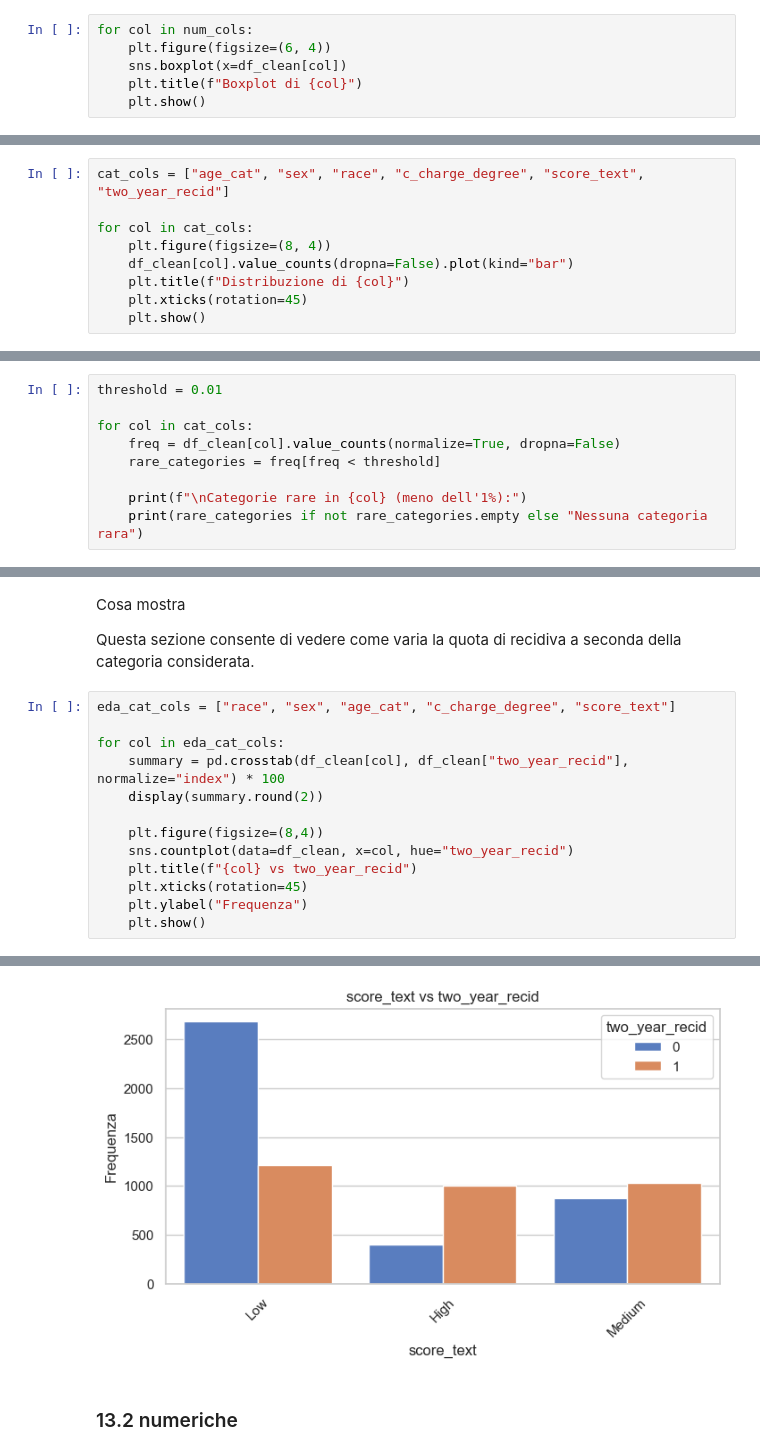
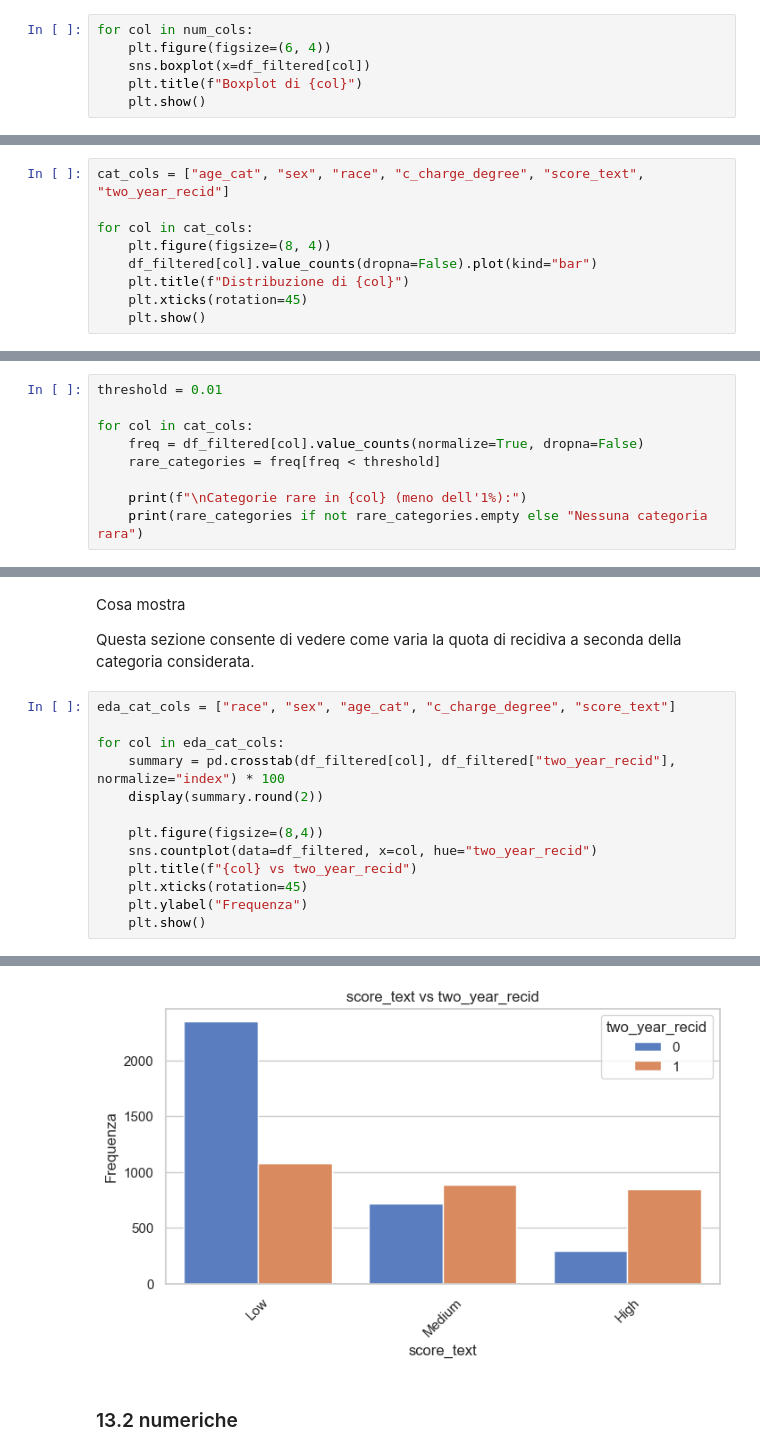
Before and after one commit to anna8987/tesi-COMPAS, a Jupyter notebook: tesiCOMPAS.ipynb, the cells around one changed output, grey strips where cells are left out. Drawn from its saved outputs; the diff is of its cells as text.

```diff
--- a/tesiCOMPAS.ipynb
+++ b/tesiCOMPAS.ipynb
@@ -374,7 +390,7 @@ plt.show()
 # %%
 for col in num_cols:
     plt.figure(figsize=(6, 4))
-    sns.boxplot(x=df_clean[col])
+    sns.boxplot(x=df_filtered[col])
     plt.title(f"Boxplot di {col}")
     plt.show()
 # %% [output]
@@ -400,7 +416,7 @@ cat_cols = ["age_cat", "sex", "race", "c_charge_degree", "score_text", "two_year
 
 for col in cat_cols:
     plt.figure(figsize=(8, 4))
-    df_clean[col].value_counts(dropna=False).plot(kind="bar")
+    df_filtered[col].value_counts(dropna=False).plot(kind="bar")
     plt.title(f"Distribuzione di {col}")
     plt.xticks(rotation=45)
     plt.show()
@@ -471,7 +487,7 @@ df["race"] = df["race"].replace(rare_races, "Other"). SE VOLESI ACCORPARLE E TRA
 threshold = 0.01
 
 for col in cat_cols:
-    freq = df_clean[col].value_counts(normalize=True, dropna=False)
+    freq = df_filtered[col].value_counts(normalize=True, dropna=False)
     rare_categories = freq[freq < threshold]
 
     print(f"\nCategorie rare in {col} (meno dell'1%):")
@@ -618,11 +634,11 @@ Questa sezione consente di vedere come varia la quota di recidiva a seconda dell
 eda_cat_cols = ["race", "sex", "age_cat", "c_charge_degree", "score_text"]
 
 for col in eda_cat_cols:
-    summary = pd.crosstab(df_clean[col], df_clean["two_year_recid"], normalize="index") * 100
+    summary = pd.crosstab(df_filtered[col], df_filtered["two_year_recid"], normalize="index") * 100
     display(summary.round(2))
 
     plt.figure(figsize=(8,4))
-    sns.countplot(data=df_clean, x=col, hue="two_year_recid")
+    sns.countplot(data=df_filtered, x=col, hue="two_year_recid")
     plt.title(f"{col} vs two_year_recid")
     plt.xticks(rotation=45)
     plt.ylabel("Frequenza")
@@ -661,4 +677,4 @@ for col in eda_cat_cols:
-[figure, old version]
+[figure, new version]
 # %% [markdown]
 ### 13.2 numeriche
 # %%
```
Also changed, not shown: parts of 22 cells of this notebook, 4 other files.
